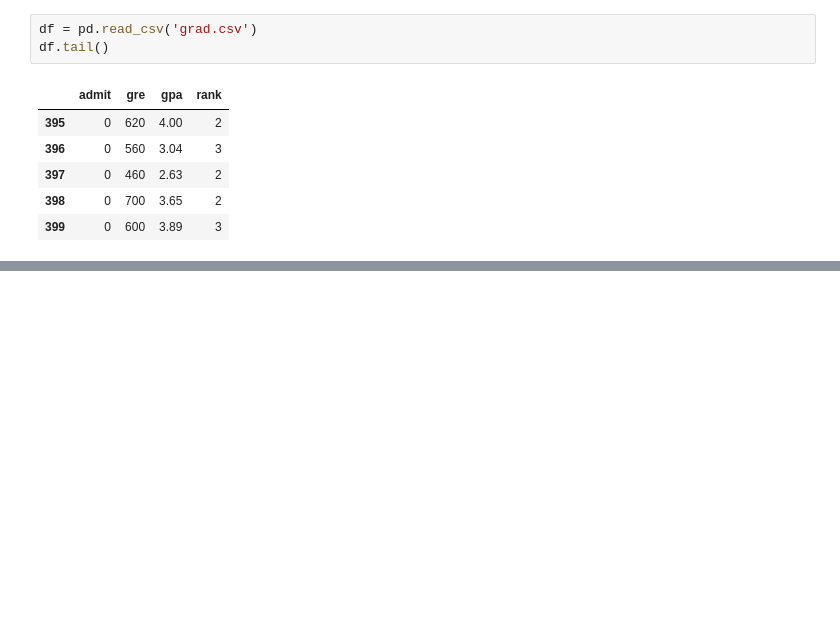
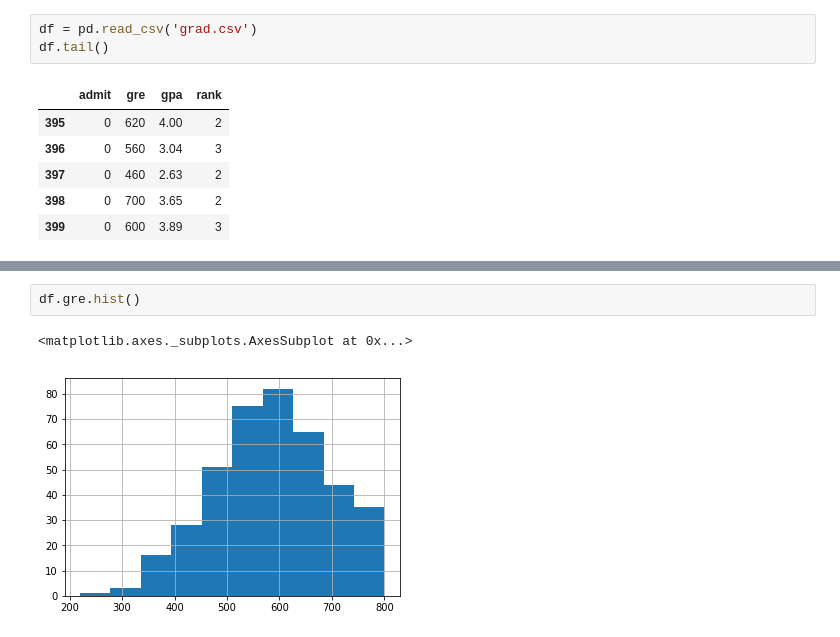
Before and after one commit to Jolene817/grad-school-project, a Jupyter notebook: grad-school-assignment.ipynb, the cells around one changed output, grey strips where cells are left out. Cells and saved outputs as stored; diff of their text form; blank space fills up the shorter version.

```diff
--- a/grad-school-assignment.ipynb
+++ b/grad-school-assignment.ipynb
@@ -32,0 +69,5 @@ ValueError: Found input variables with inconsistent numbers of samples: [3, 400]
+# %%
+df.gre.hist()
+# %% [output]
+<matplotlib.axes._subplots.AxesSubplot at 0x...>
+[figure, added]
```
Also changed, not shown: parts of 31 cells of this notebook, 3 other files.
